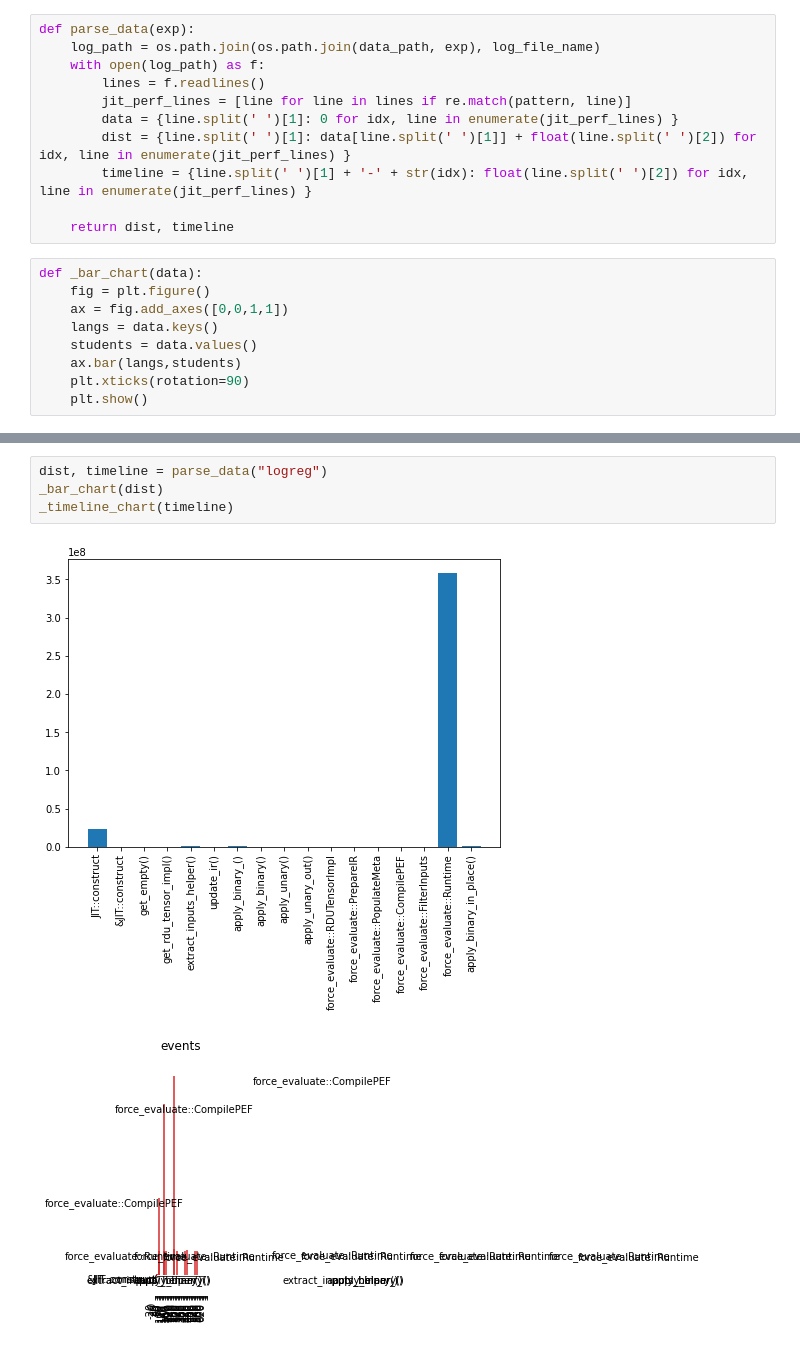
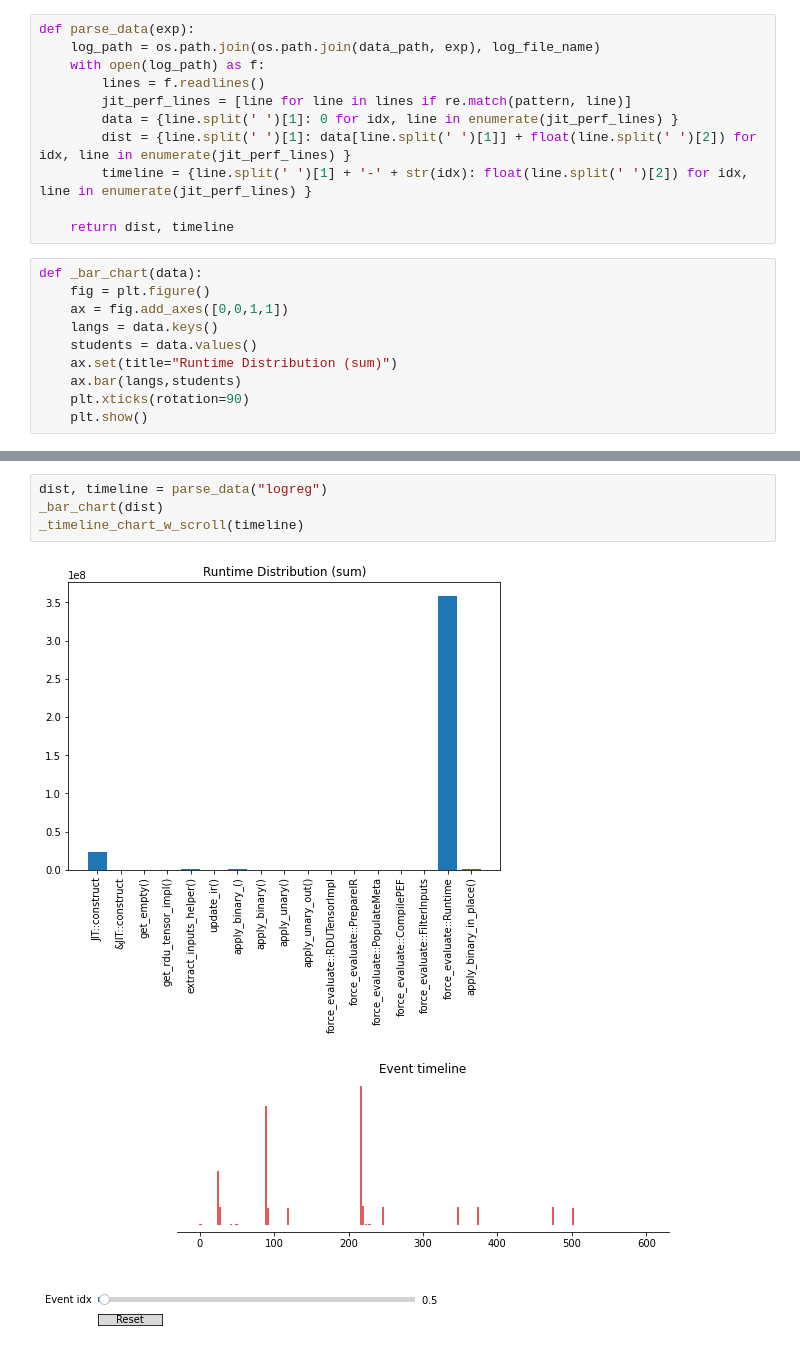
Before and after one commit to jarusified/DMVis, a Jupyter notebook: notebooks/jit-perf-v.0.1.ipynb, the cells around one changed output, grey strips where cells are left out. Saved outputs shown, nothing was run; the diff lists cells and outputs as text.

```diff
--- a/notebooks/jit-perf-v.0.1.ipynb
+++ b/notebooks/jit-perf-v.0.1.ipynb
@@ -36,6 +36,7 @@ def _bar_chart(data):
     ax = fig.add_axes([0,0,1,1])
     langs = data.keys()
     students = data.values()
+    ax.set(title="Runtime Distribution (sum)")
     ax.bar(langs,students)
     plt.xticks(rotation=90)
     plt.show()
@@ -110,10 +113,10 @@ _timeline_chart(timeline)
 # %%
 dist, timeline = parse_data("logreg")
 _bar_chart(dist)
-_timeline_chart(timeline)
+_timeline_chart_w_scroll(timeline)
 # %% [output]
-[figure, old version]
+[figure, new version]
-[figure, old version]
+[figure, new version]
 # %%
 dist, timeline = parse_data("bert")
 _bar_chart(dist)
```
Also changed, not shown: parts of 8 cells of this notebook, 1 other file.
